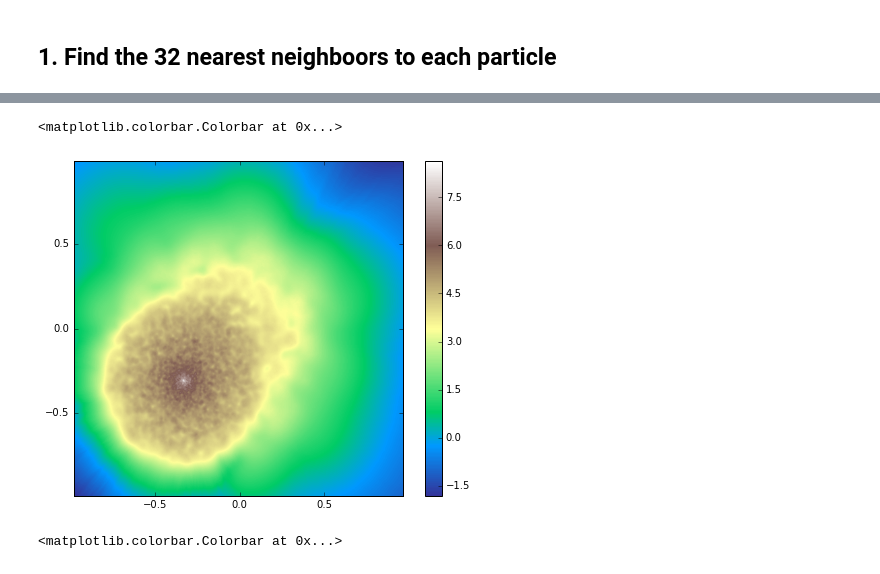
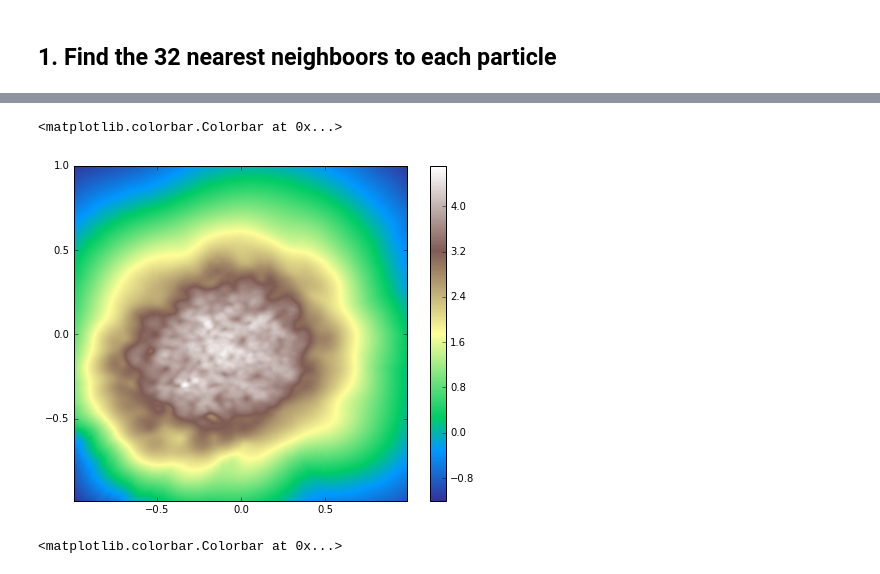
Before and after one commit to jngaravitoc/shapes, a Jupyter notebook: Density.ipynb, the cells around one changed output, grey strips where cells are left out. Saved outputs shown, nothing was run; the diff lists cells and outputs as text; code cells hidden in the pictures.

```diff
--- a/Density.ipynb
+++ b/Density.ipynb
@@ -128,12 +132,12 @@ Z = np.zeros(len(X))
 rho_test = grid(X1, Y1, Z1, 500)
 # %%
 figure(figsize=(8,6))
-imshow(np.log10(rho_test), origin='lower', extent=[min(X), max(X), min(Y), max(Y)], cmap='terrain')
+imshow(np.log10(rho_test.T), origin='lower', extent=[min(X), max(X), min(Y), max(Y)], cmap='terrain')
 colorbar()
 #scatter(X, Y, s=0.1, alpha=0.5)
 # %% [output]
 <matplotlib.colorbar.Colorbar at 0x...>
-[figure, old version]
+[figure, new version]
 # %%
 # My own library!
 from density import grid
```
Also changed, not shown: parts of 9 cells of this notebook.
